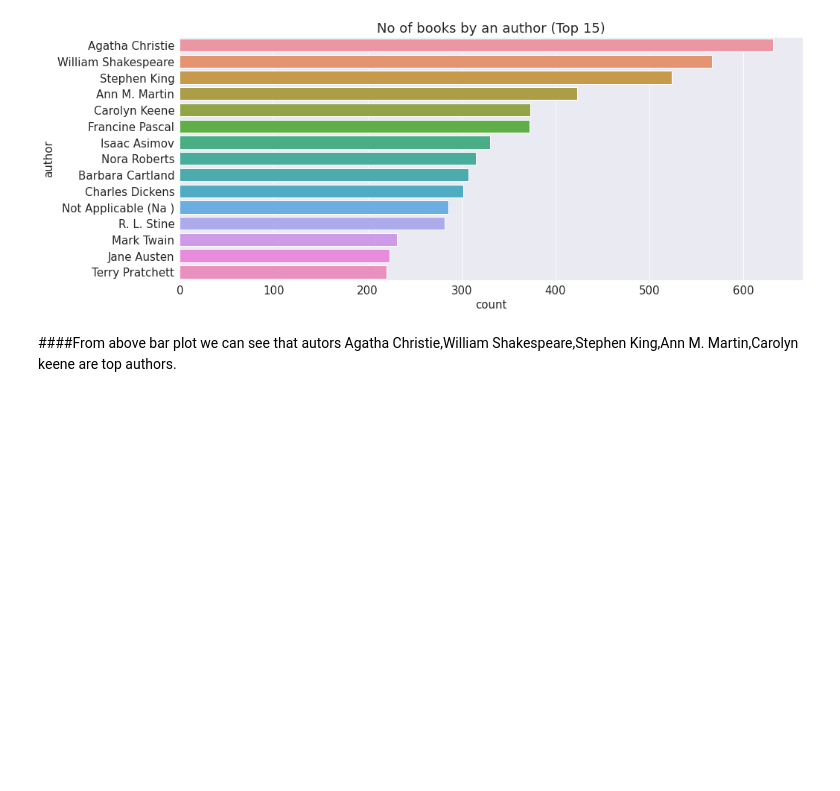
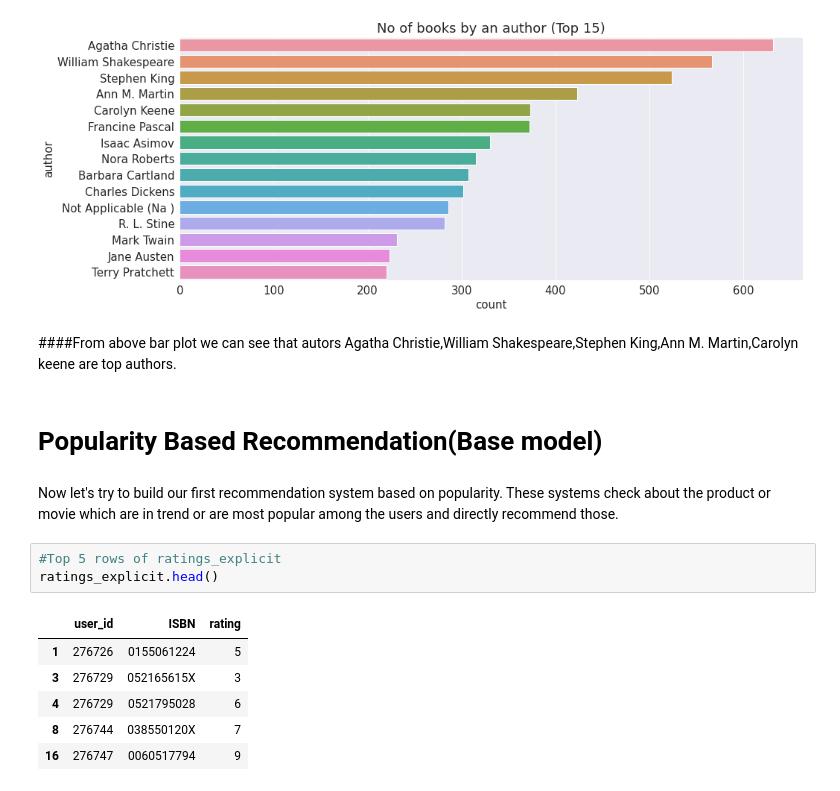
Before and after one commit to RITIK1442840127/Book-Recommendation-System, a Jupyter notebook: Book_Recommendation_System_(_Capstone_project_).ipynb, the cells around one changed output. Cells and saved outputs as stored; diff of their text form; blank space fills up the shorter version.

```diff
--- a/Book_Recommendation_System_(_Capstone_project_).ipynb
+++ b/Book_Recommendation_System_(_Capstone_project_).ipynb
@@ -686,3 +686,17 @@ Text(0.5, 1.0, 'No of books by an author (Top 15)')
 [figure]
 # %% [markdown]
 ####From above bar plot we can see that autors Agatha Christie,William Shakespeare,Stephen King,Ann M. Martin,Carolyn keene are top authors.
+# %% [markdown]
+# **Popularity Based Recommendation(Base model)**
+# %% [markdown]
+Now let's try to build our first recommendation system based on popularity.  These systems check about the product or movie which are in trend or are most popular among the users and directly recommend those.
+# %%
+#Top 5 rows of ratings_explicit
+ratings_explicit.head()
+# %% [output]
+|  | user_id | ISBN | rating |
+| 1 | 276726 | 0155061224 | 5 |
+| 3 | 276729 | 052165615X | 3 |
+| 4 | 276729 | 0521795028 | 6 |
+| 8 | 276744 | 038550120X | 7 |
+| 16 | 276747 | 0060517794 | 9 |
```
Also changed, not shown: parts of 20 cells of this notebook.
